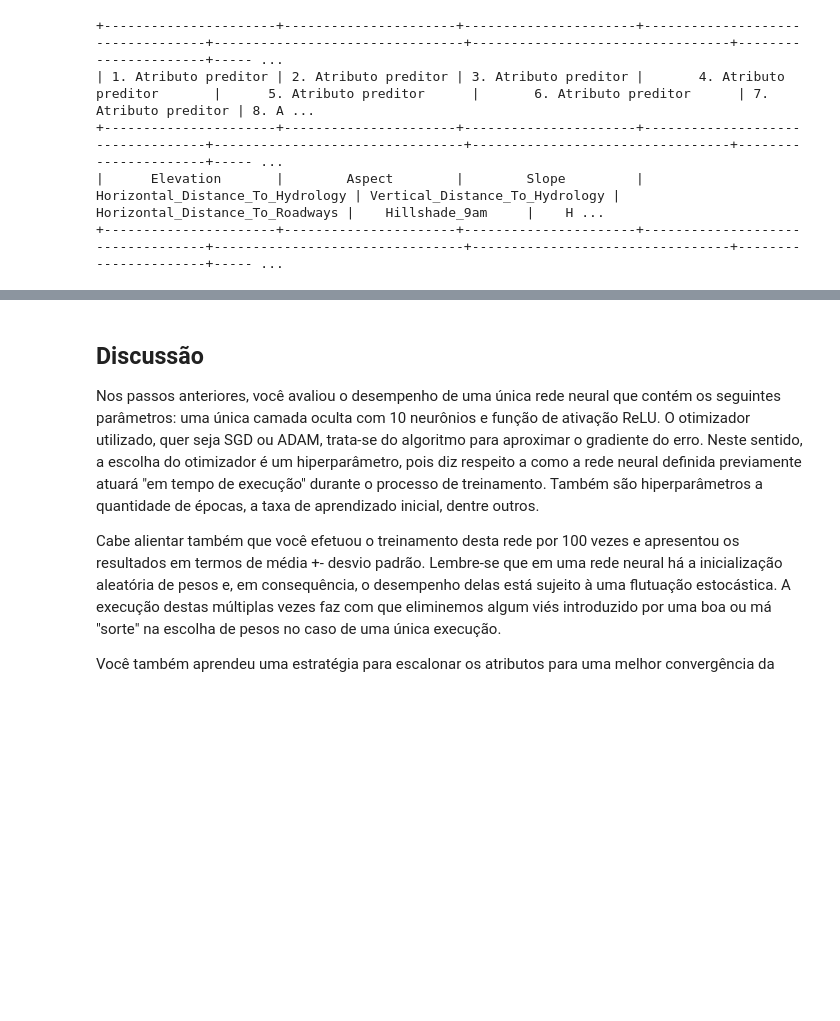
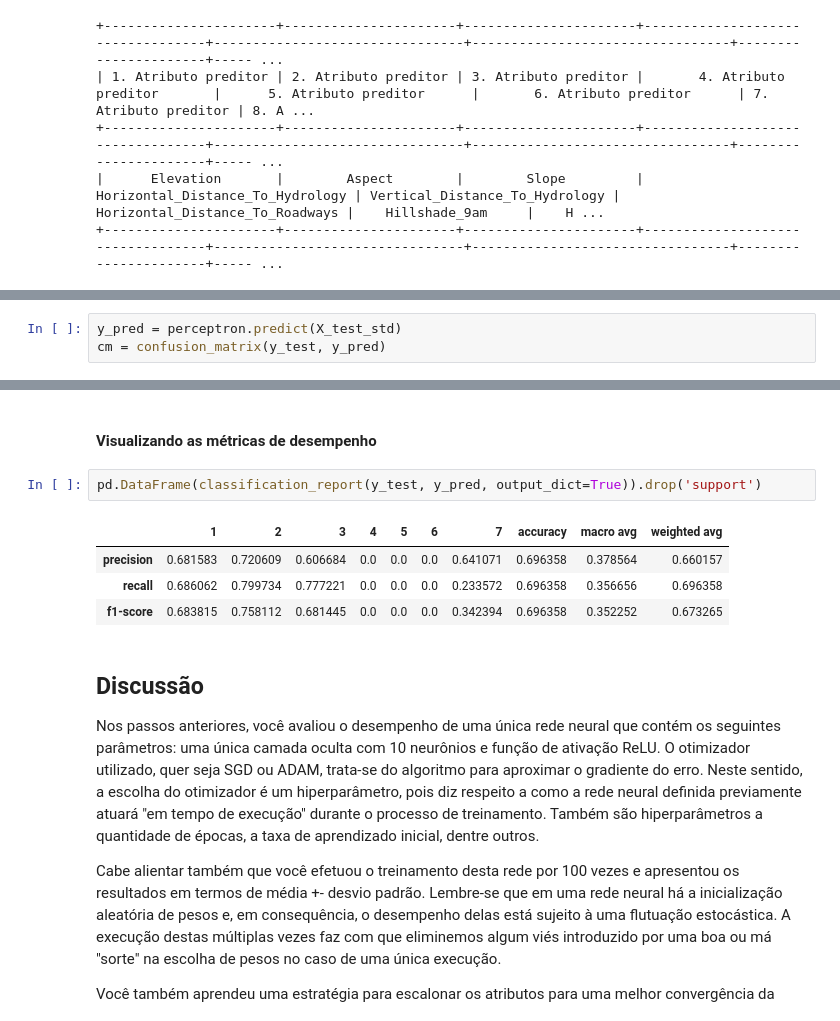
Before and after one commit to elloa-uea/projeto-pratico-3-rna-pp3-team-hard, a Jupyter notebook: notebooks/PP3.3 - Proposição e Avaliação de RNAs.ipynb, the cells around one changed output, grey strips where cells are left out. Cells and saved outputs as stored; diff of their text form; blank space fills up the shorter version.

```diff
--- a/notebooks/PP3.3 - Proposição e Avaliação de RNAs.ipynb
+++ b/notebooks/PP3.3 - Proposição e Avaliação de RNAs.ipynb
@@ -160,0 +238,3 @@ print_tabela(header, X.columns)
+# %%
+y_pred = perceptron.predict(X_test_std)
+cm = confusion_matrix(y_test, y_pred)
@@ -161,3 +293,12 @@ print_tabela(header, X.columns)
+# %% [markdown]
+#### Visualizando as métricas de desempenho
+# %%
+pd.DataFrame(classification_report(y_test, y_pred, output_dict=True)).drop('support')
+# %% [output]
+|  | 1 | 2 | 3 | 4 | 5 | 6 | 7 | accuracy | macro avg | weighted avg |
+| precision | 0.681583 | 0.720609 | 0.606684 | 0.0 | 0.0 | 0.0 | 0.641071 | 0.696358 | 0.378564 | 0.660157 |
+| recall | 0.686062 | 0.799734 | 0.777221 | 0.0 | 0.0 | 0.0 | 0.233572 | 0.696358 | 0.356656 | 0.696358 |
+| f1-score | 0.683815 | 0.758112 | 0.681445 | 0.0 | 0.0 | 0.0 | 0.342394 | 0.696358 | 0.352252 | 0.673265 |
 # %% [markdown]
 ## Discussão
 
```
Also changed, not shown: parts of 35 cells of this notebook.
